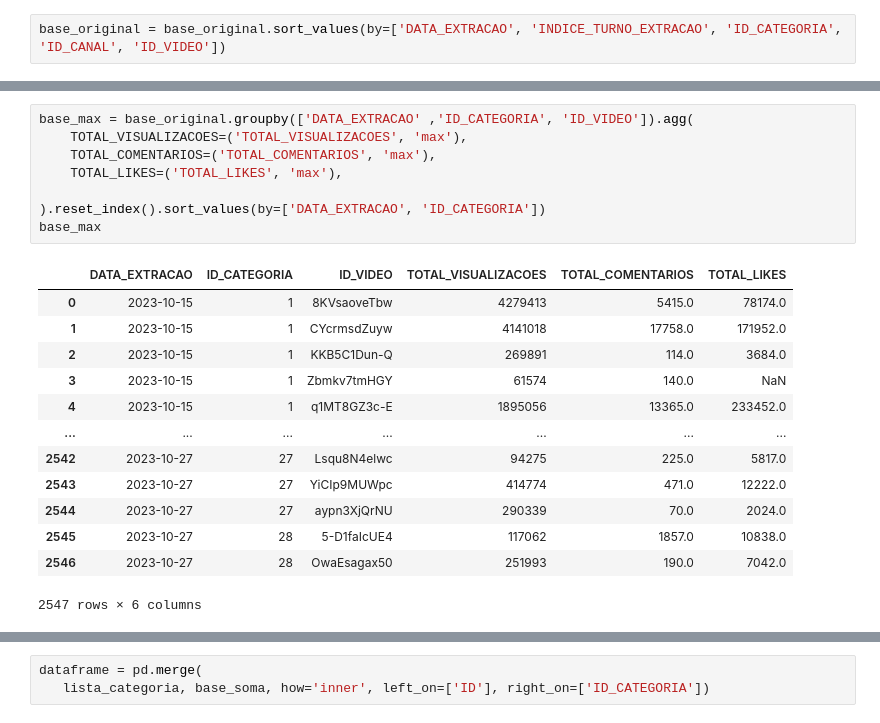
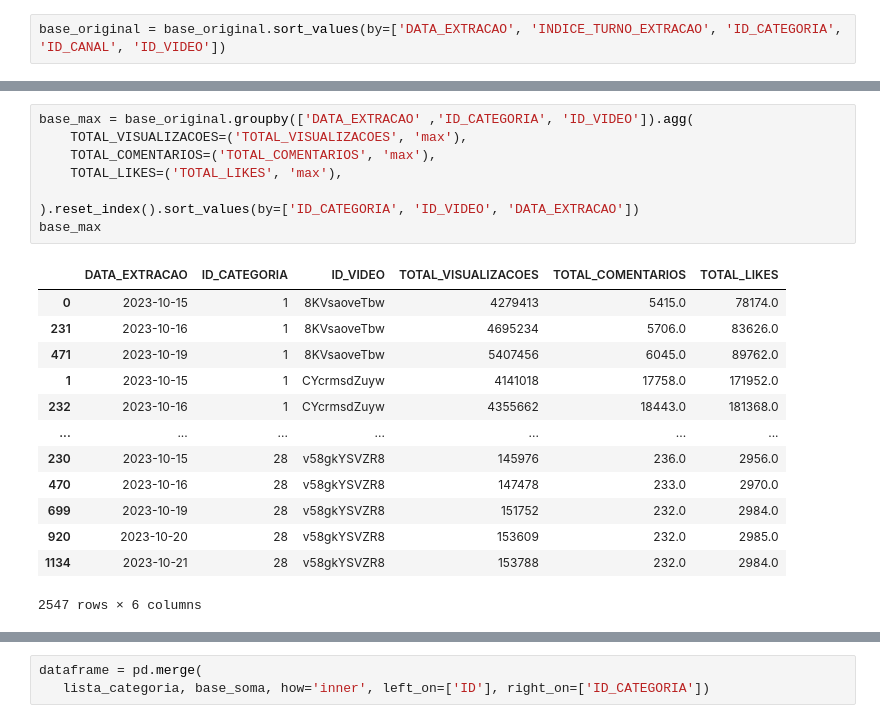
Before and after one commit to rodrigorocha1/analise_dados_youtube, a Jupyter notebook: notebooks/etl_trends.ipynb, the cells around one changed output, grey strips where cells are left out. Saved outputs shown, nothing was run; the diff lists cells and outputs as text.

```diff
--- a/notebooks/etl_trends.ipynb
+++ b/notebooks/etl_trends.ipynb
@@ -251,22 +267,22 @@ base_max.query('ID_VIDEO == "8KVsaoveTbw" and DATA_EXTRACAO == "2023-10-15" ').s
 # %%
 base_max = base_original.groupby(['DATA_EXTRACAO' ,'ID_CATEGORIA', 'ID_VIDEO']).agg(
     TOTAL_VISUALIZACOES=('TOTAL_VISUALIZACOES', 'max'),
     TOTAL_COMENTARIOS=('TOTAL_COMENTARIOS', 'max'),
     TOTAL_LIKES=('TOTAL_LIKES', 'max'),
 
-).reset_index().sort_values(by=['DATA_EXTRACAO', 'ID_CATEGORIA'])
+).reset_index().sort_values(by=['ID_CATEGORIA', 'ID_VIDEO', 'DATA_EXTRACAO'])
 base_max
 # %% [output]
 |  | DATA_EXTRACAO | ID_CATEGORIA | ID_VIDEO | TOTAL_VISUALIZACOES | TOTAL_COMENTARIOS | TOTAL_LIKES |
 | 0 | 2023-10-15 | 1 | 8KVsaoveTbw | 4279413 | 5415.0 | 78174.0 |
+| 231 | 2023-10-16 | 1 | 8KVsaoveTbw | 4695234 | 5706.0 | 83626.0 |
+| 471 | 2023-10-19 | 1 | 8KVsaoveTbw | 5407456 | 6045.0 | 89762.0 |
 | 1 | 2023-10-15 | 1 | CYcrmsdZuyw | 4141018 | 17758.0 | 171952.0 |
-| 2 | 2023-10-15 | 1 | KKB5C1Dun-Q | 269891 | 114.0 | 3684.0 |
-| 3 | 2023-10-15 | 1 | Zbmkv7tmHGY | 61574 | 140.0 | NaN |
-| 4 | 2023-10-15 | 1 | q1MT8GZ3c-E | 1895056 | 13365.0 | 233452.0 |
+| 232 | 2023-10-16 | 1 | CYcrmsdZuyw | 4355662 | 18443.0 | 181368.0 |
 | ... | ... | ... | ... | ... | ... | ... |
-| 2542 | 2023-10-27 | 27 | Lsqu8N4elwc | 94275 | 225.0 | 5817.0 |
-| 2543 | 2023-10-27 | 27 | YiCIp9MUWpc | 414774 | 471.0 | 12222.0 |
-| 2544 | 2023-10-27 | 27 | aypn3XjQrNU | 290339 | 70.0 | 2024.0 |
-| 2545 | 2023-10-27 | 28 | 5-D1faIcUE4 | 117062 | 1857.0 | 10838.0 |
-| 2546 | 2023-10-27 | 28 | OwaEsagax50 | 251993 | 190.0 | 7042.0 |
+| 230 | 2023-10-15 | 28 | v58gkYSVZR8 | 145976 | 236.0 | 2956.0 |
+| 470 | 2023-10-16 | 28 | v58gkYSVZR8 | 147478 | 233.0 | 2970.0 |
+| 699 | 2023-10-19 | 28 | v58gkYSVZR8 | 151752 | 232.0 | 2984.0 |
+| 920 | 2023-10-20 | 28 | v58gkYSVZR8 | 153609 | 232.0 | 2985.0 |
+| 1134 | 2023-10-21 | 28 | v58gkYSVZR8 | 153788 | 232.0 | 2984.0 |
 2547 rows × 6 columns
```
Also changed, not shown: parts of 21 cells of this notebook.
